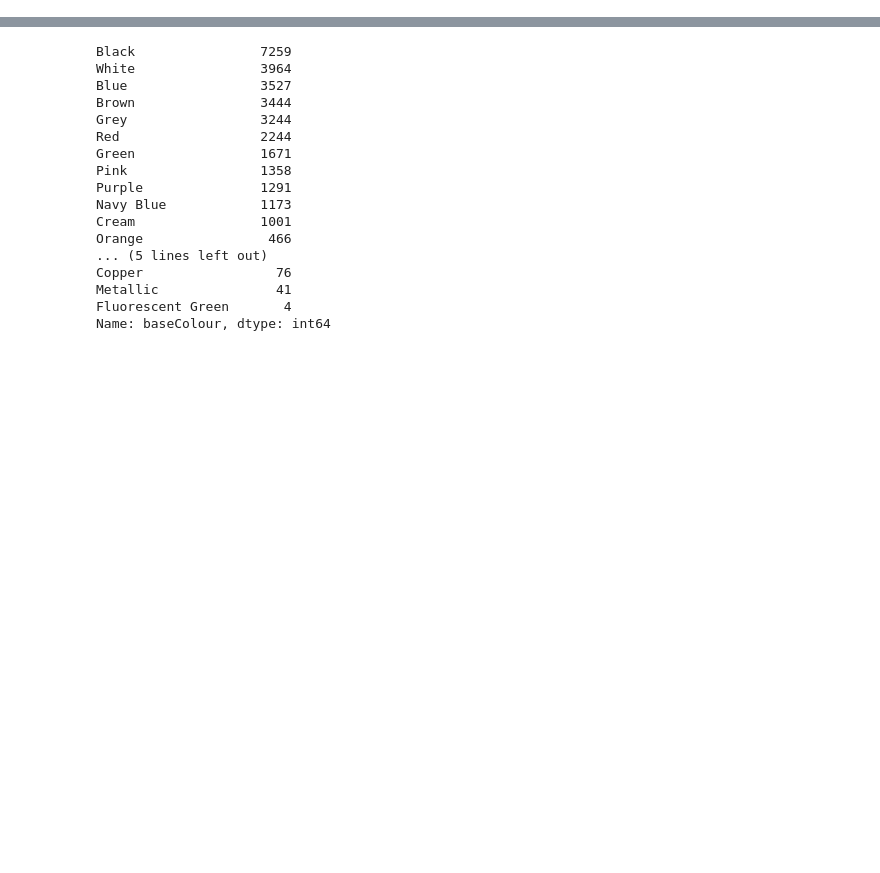
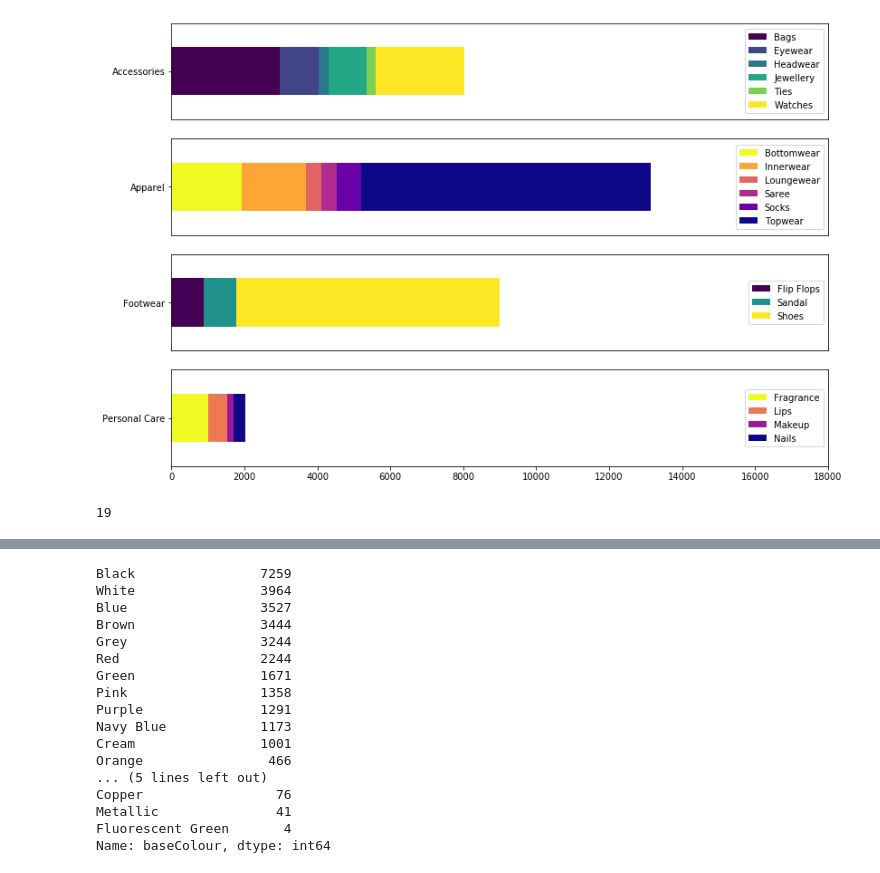
Before and after one commit to kellystroh/Inventory-Image-Classification, a Jupyter notebook: Preprocessing/EDA.ipynb, the cells around one changed output, grey strips where cells are left out. Cells and saved outputs as stored; diff of their text form; code cells hidden in the pictures; blank space fills up the shorter version.

```diff
--- a/Preprocessing/EDA.ipynb
+++ b/Preprocessing/EDA.ipynb
@@ -149,3 +214,29 @@ Name: subCategory, dtype: int64
+# %%
+bar_acc = df[df.masterCategory=='Accessories'][['masterCategory','subCategory', 'id']].groupby(['masterCategory','subCategory']).count().unstack('subCategory').fillna(0).id
+bar_app = df[df.masterCategory=='Apparel'][['masterCategory','subCategory', 'id']].groupby(['masterCategory','subCategory']).count().unstack('subCategory').fillna(0).id
+bar_fw = df[df.masterCategory=='Footwear'][['masterCategory','subCategory', 'id']].groupby(['masterCategory','subCategory']).count().unstack('subCategory').fillna(0).id
+bar_pc = df[df.masterCategory=='Personal Care'][['masterCategory','subCategory', 'id']].groupby(['masterCategory','subCategory']).count().unstack('subCategory').fillna(0).id
+# %%
+fig, axs = plt.subplots(4, 1, figsize=(13,9))
+df_list = [bar_acc, bar_app, bar_fw, bar_pc]
+cm_list = ['viridis', 'plasma_r', 'viridis', 'plasma_r']
+for idx, ax in enumerate(axs.flatten()):
+    df_list[idx].plot(kind='barh', stacked=True, cmap=cm_list[idx], ax=ax)
+    ax.set_ylabel('')
+    ax.set_xlim(0,18000)
+    ax.legend(loc='right', fontsize=10)
+    if idx != 3:
+        ax.set_xticks([])
+
+
+plt.show()
+# %% [output]
+[figure, added]
+# %%
+subcat_list = list(df.subCategory.unique())
+len(subcat_list)
+# %% [output]
+19
 # %%
 boys_girls = ['Girls', 'Boys']
 df[df.gender.isin(boys_girls)].groupby(['subCategory', 'gender']).count().id
```
Also changed, not shown: parts of 53 cells of this notebook, 5 other files.
